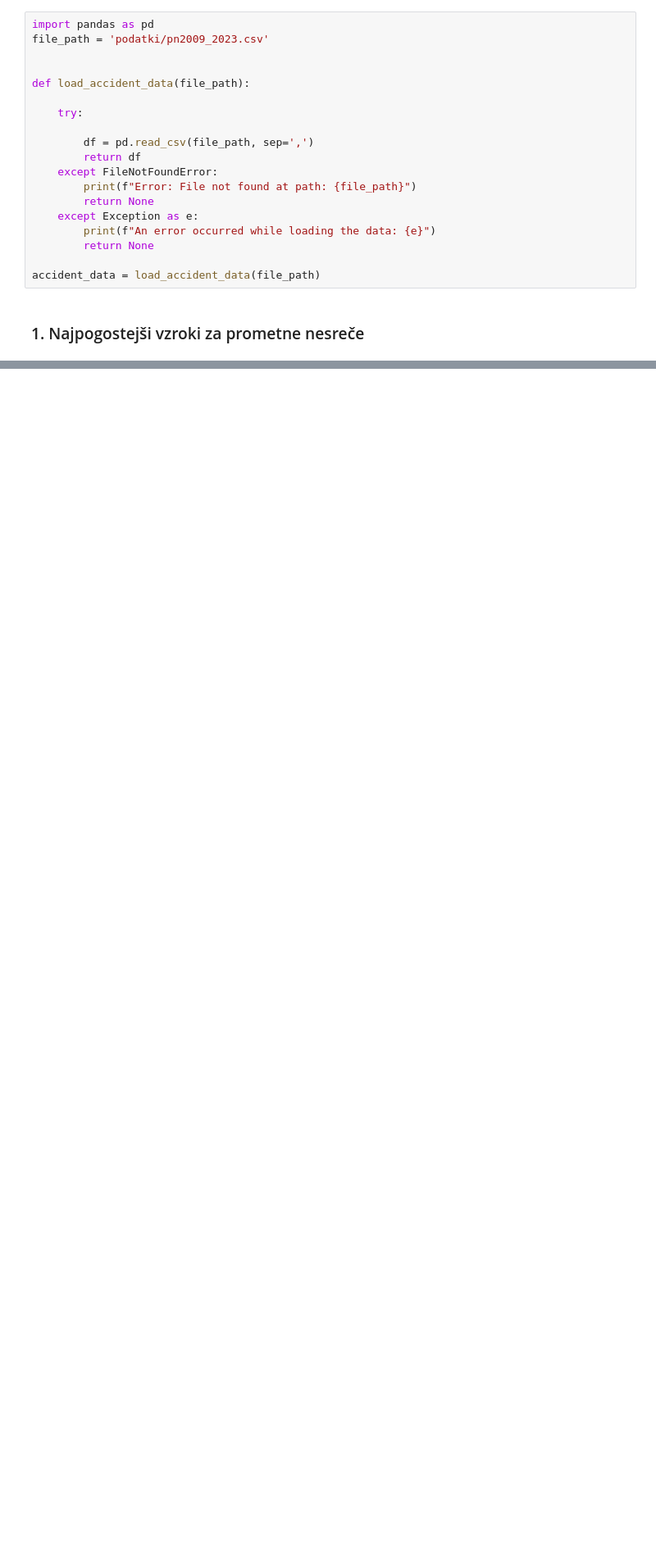
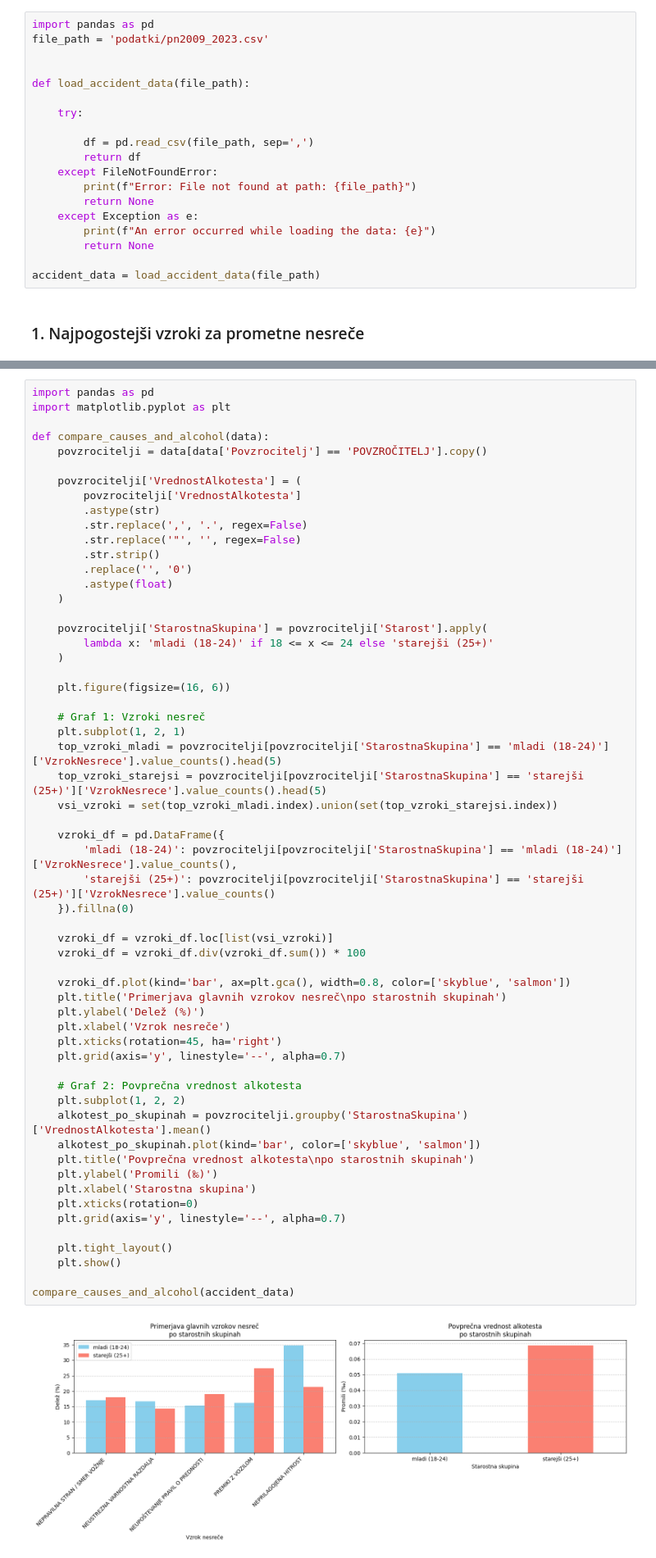
Before and after one commit to gerigazda0/PR252, a Jupyter notebook: pr-nesrece.ipynb, the cells around one changed output, grey strips where cells are left out. Shown at 82% size. Drawn from its saved outputs; the diff is of its cells as text; blank space fills up the shorter version.

```diff
--- a/pr-nesrece.ipynb
+++ b/pr-nesrece.ipynb
@@ -53,0 +222,60 @@ Vidimo da je na prvem mestu  "PREMIKI Z VOZILOM", kar nakazuje na pogoste napake
+# %%
+import pandas as pd
+import matplotlib.pyplot as plt
+
+def compare_causes_and_alcohol(data):
+    povzrocitelji = data[data['Povzrocitelj'] == 'POVZROČITELJ'].copy()
+
+    povzrocitelji['VrednostAlkotesta'] = (
+        povzrocitelji['VrednostAlkotesta']
+        .astype(str)
+        .str.replace(',', '.', regex=False)
+        .str.replace('"', '', regex=False)
+        .str.strip()
+        .replace('', '0')
+        .astype(float)
+    )
+
+    povzrocitelji['StarostnaSkupina'] = povzrocitelji['Starost'].apply(
+        lambda x: 'mladi (18-24)' if 18 <= x <= 24 else 'starejši (25+)'
+    )
+
+    plt.figure(figsize=(16, 6))
+
+    # Graf 1: Vzroki nesreč
+    plt.subplot(1, 2, 1)
+    top_vzroki_mladi = povzrocitelji[povzrocitelji['StarostnaSkupina'] == 'mladi (18-24)']['VzrokNesrece'].value_counts().head(5)
+    top_vzroki_starejsi = povzrocitelji[povzrocitelji['StarostnaSkupina'] == 'starejši (25+)']['VzrokNesrece'].value_counts().head(5)
+    vsi_vzroki = set(top_vzroki_mladi.index).union(set(top_vzroki_starejsi.index))
+
+    vzroki_df = pd.DataFrame({
+        'mladi (18-24)': povzrocitelji[povzrocitelji['StarostnaSkupina'] == 'mladi (18-24)']['VzrokNesrece'].value_counts(),
+        'starejši (25+)': povzrocitelji[povzrocitelji['StarostnaSkupina'] == 'starejši (25+)']['VzrokNesrece'].value_counts()
+    }).fillna(0)
+
+    vzroki_df = vzroki_df.loc[list(vsi_vzroki)]
+    vzroki_df = vzroki_df.div(vzroki_df.sum()) * 100
+
+    vzroki_df.plot(kind='bar', ax=plt.gca(), width=0.8, color=['skyblue', 'salmon'])
+    plt.title('Primerjava glavnih vzrokov nesreč\npo starostnih skupinah')
+    plt.ylabel('Delež (%)')
+    plt.xlabel('Vzrok nesreče')
+    plt.xticks(rotation=45, ha='right')
+    plt.grid(axis='y', linestyle='--', alpha=0.7)
+
+    # Graf 2: Povprečna vrednost alkotesta
+    plt.subplot(1, 2, 2)
+    alkotest_po_skupinah = povzrocitelji.groupby('StarostnaSkupina')['VrednostAlkotesta'].mean()
+    alkotest_po_skupinah.plot(kind='bar', color=['skyblue', 'salmon'])
+    plt.title('Povprečna vrednost alkotesta\npo starostnih skupinah')
+    plt.ylabel('Promili (‰)')
+    plt.xlabel('Starostna skupina')
+    plt.xticks(rotation=0)
+    plt.grid(axis='y', linestyle='--', alpha=0.7)
+
+    plt.tight_layout()
+    plt.show()
+
+compare_causes_and_alcohol(accident_data)
+# %% [output]
+[figure, added]
```
Also changed, not shown: parts of 4 cells of this notebook.
